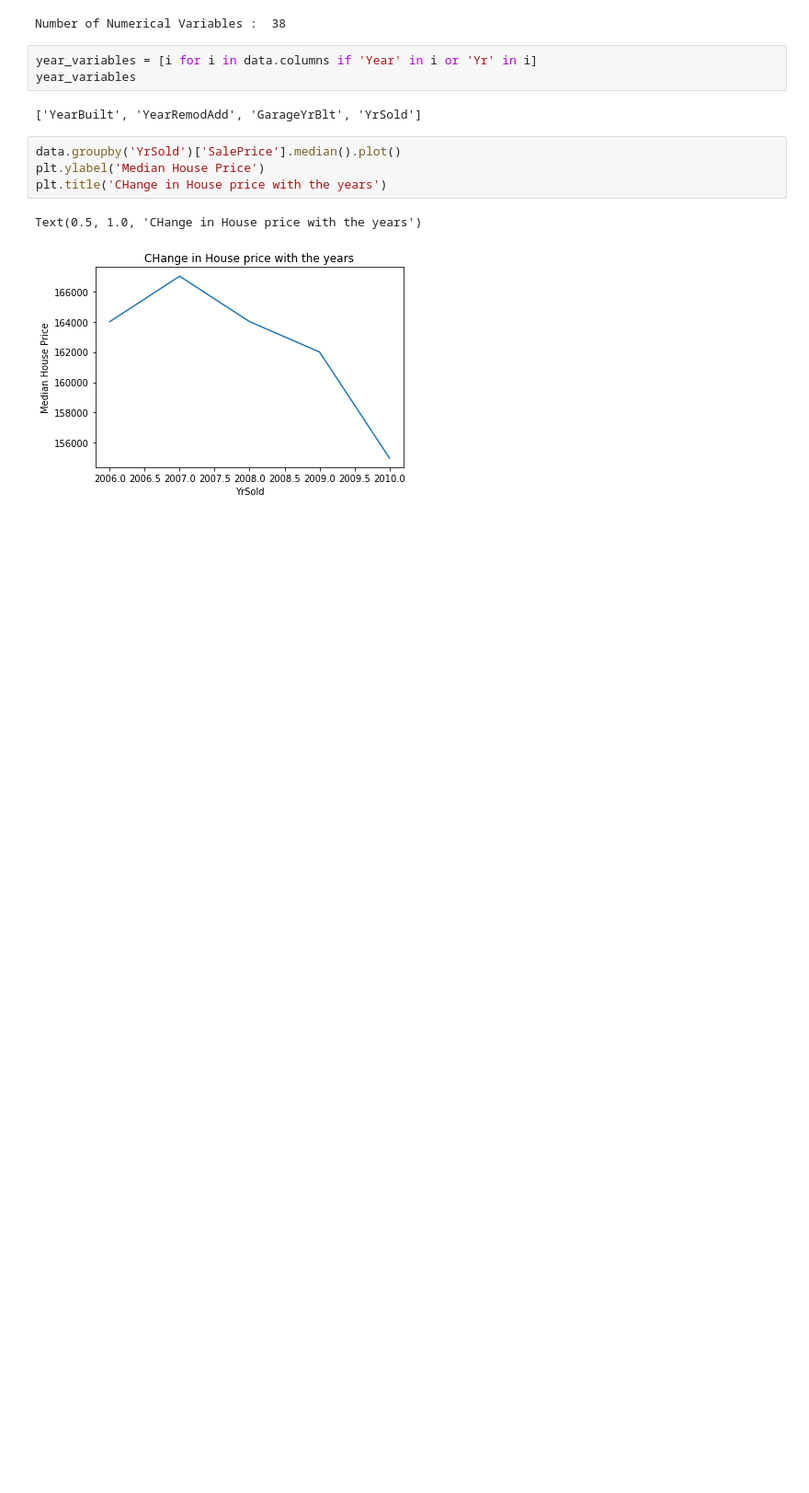
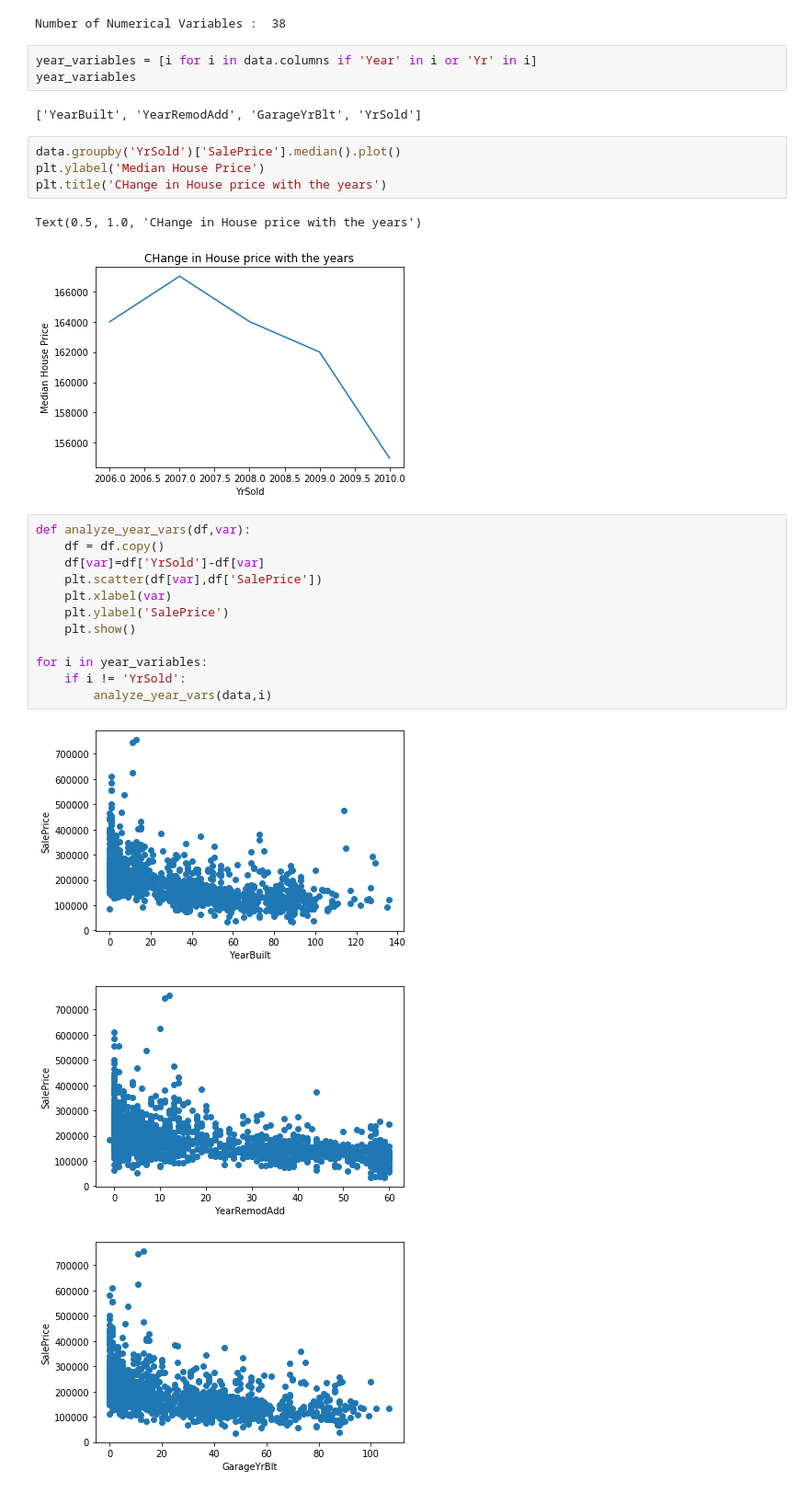
Before and after one commit to mostofa-ahsan/Projects, a Jupyter notebook: Housing Price/Housing Data Analysis.ipynb, the cells around one changed output. Shown at 92% size. Drawn from its saved outputs; the diff is of its cells as text; blank space fills up the shorter version.

Commit message:
COntinuous, Discrete, Time data analysis

```diff
--- a/Housing Price/Housing Data Analysis.ipynb
+++ b/Housing Price/Housing Data Analysis.ipynb
@@ -87,3 +87,19 @@ plt.title('CHange in House price with the years')
 # %% [output]
 Text(0.5, 1.0, 'CHange in House price with the years')
 [figure]
+# %%
+def analyze_year_vars(df,var):
+    df = df.copy()
+    df[var]=df['YrSold']-df[var]
+    plt.scatter(df[var],df['SalePrice'])
+    plt.xlabel(var)
+    plt.ylabel('SalePrice')
+    plt.show()
+
+for i in year_variables:
+    if i != 'YrSold':
+        analyze_year_vars(data,i)
+# %% [output]
+[figure, added]
+[figure, added]
+[figure, added]
```
Also changed, not shown: parts of 8 cells of this notebook.
